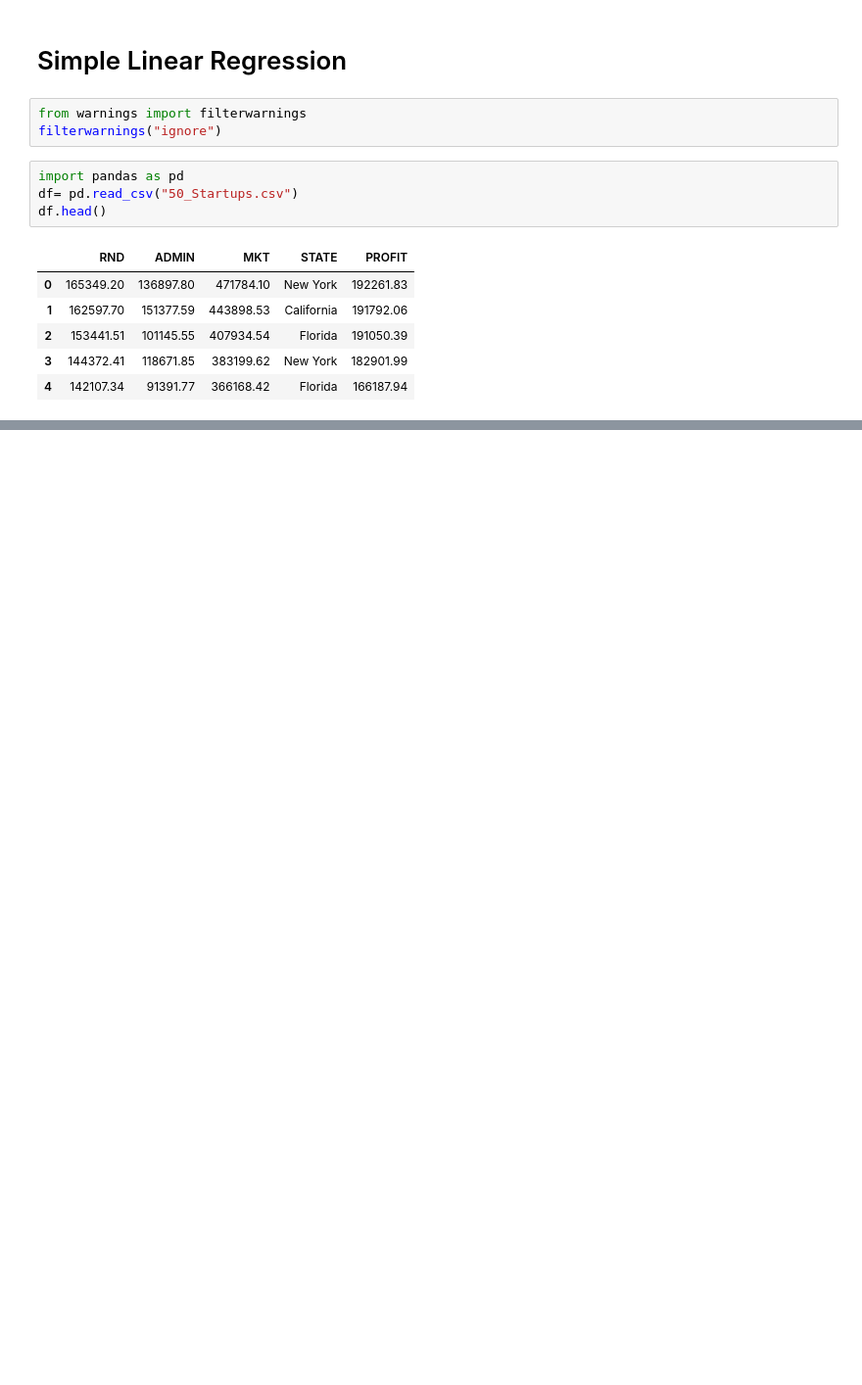
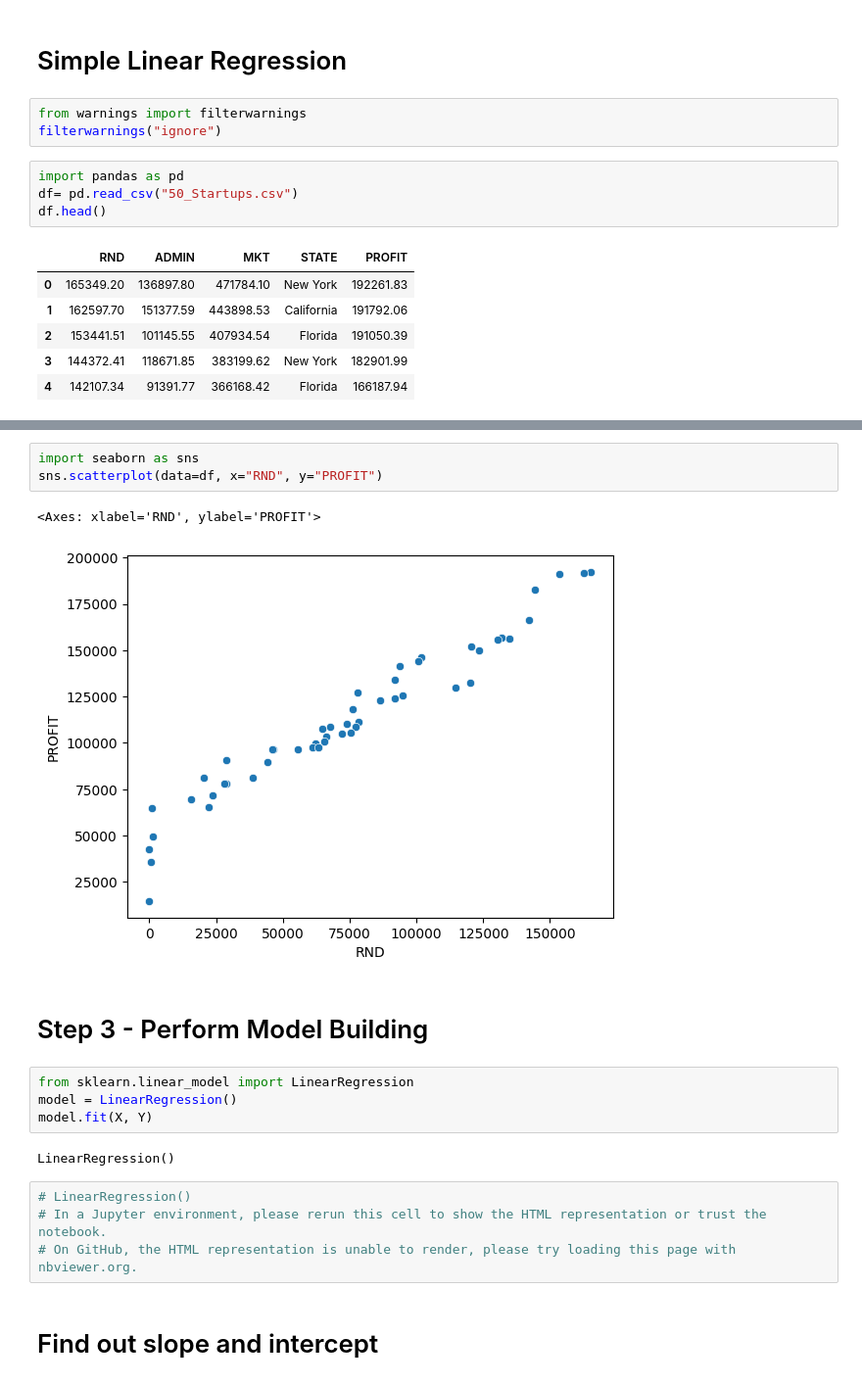
Before and after one commit to gghatol/Machine-Learning, a Jupyter notebook: 1 Simple Linear Regression/SLR.ipynb, the cells around one changed output, grey strips where cells are left out. Shown: that part at 98% size. Saved outputs shown, nothing was run; the diff lists cells and outputs as text; blank space fills up the shorter version.

Commit message:
1 Simple Linear regression

```diff
--- a/1 Simple Linear Regression/SLR.ipynb
+++ b/1 Simple Linear Regression/SLR.ipynb
@@ -16,0 +46,20 @@ df.head()
+# %%
+import seaborn as sns
+sns.scatterplot(data=df, x="RND", y="PROFIT")
+# %% [output]
+<Axes: xlabel='RND', ylabel='PROFIT'>
+[figure, added]
+# %% [markdown]
+# Step 3 - Perform Model Building
+# %%
+from sklearn.linear_model import LinearRegression
+model = LinearRegression()
+model.fit(X, Y)
+# %% [output]
+LinearRegression()
+# %%
+# LinearRegression()
+# In a Jupyter environment, please rerun this cell to show the HTML representation or trust the notebook.
+# On GitHub, the HTML representation is unable to render, please try loading this page with nbviewer.org.
+# %% [markdown]
+# Find out slope and intercept
```
Also changed, not shown: parts of 18 cells of this notebook.
